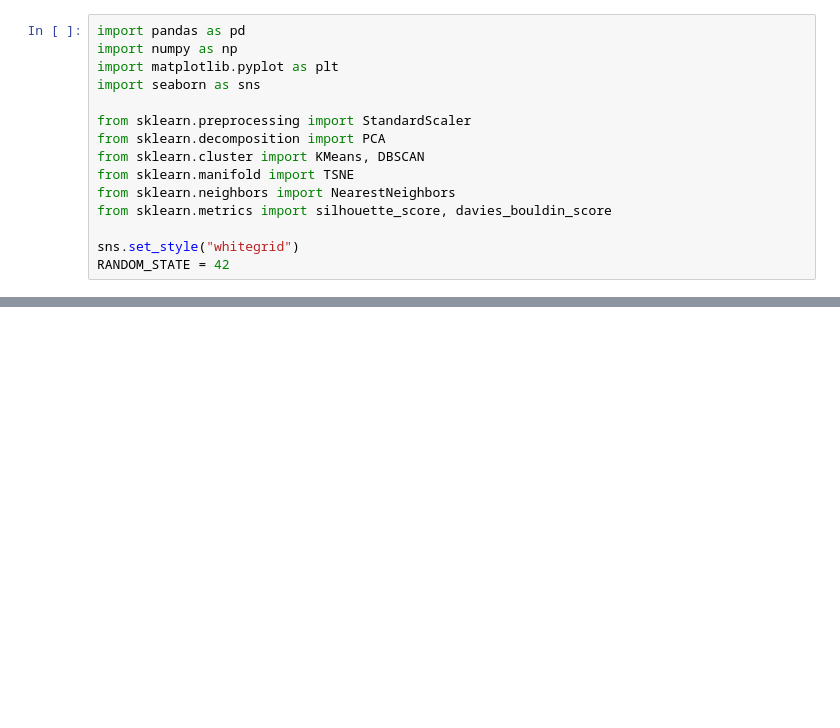
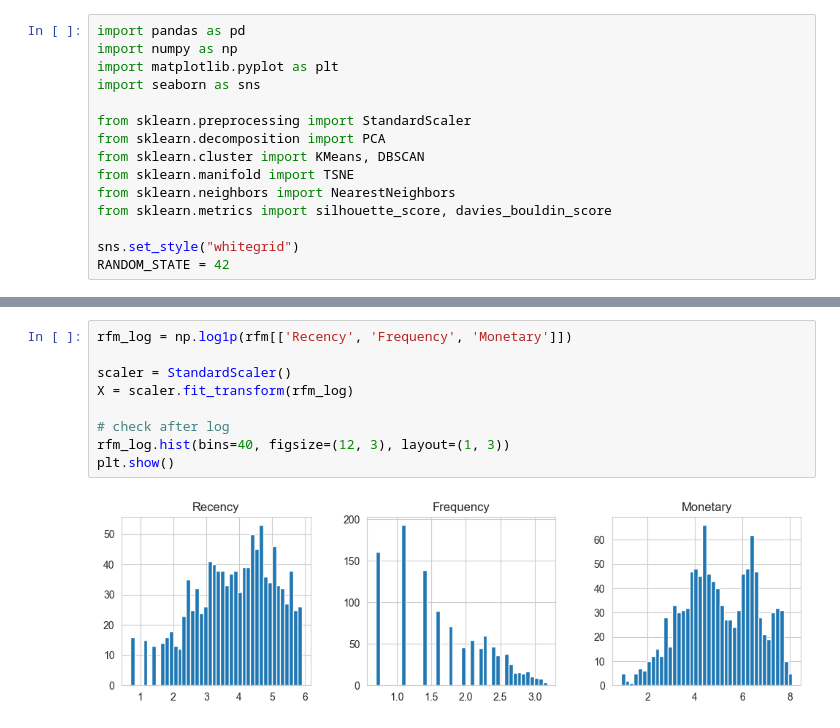
Before and after one commit to z4iddd/ML-CASE-STUDY-3, a Jupyter notebook: ecommerce.ipynb, the cells around one changed output, grey strips where cells are left out. Cells and saved outputs as stored; diff of their text form; blank space fills up the shorter version.

```diff
--- a/ecommerce.ipynb
+++ b/ecommerce.ipynb
@@ -21,0 +98,11 @@ UnicodeDecodeError: 'utf-8' codec can't decode byte 0xa3 in position 79780: inva
+# %%
+rfm_log = np.log1p(rfm[['Recency', 'Frequency', 'Monetary']])
+
+scaler = StandardScaler()
+X = scaler.fit_transform(rfm_log)
+
+# check after log
+rfm_log.hist(bins=40, figsize=(12, 3), layout=(1, 3))
+plt.show()
+# %% [output]
+[figure, added]
```
Also changed, not shown: parts of 19 cells of this notebook, 1 other file.
